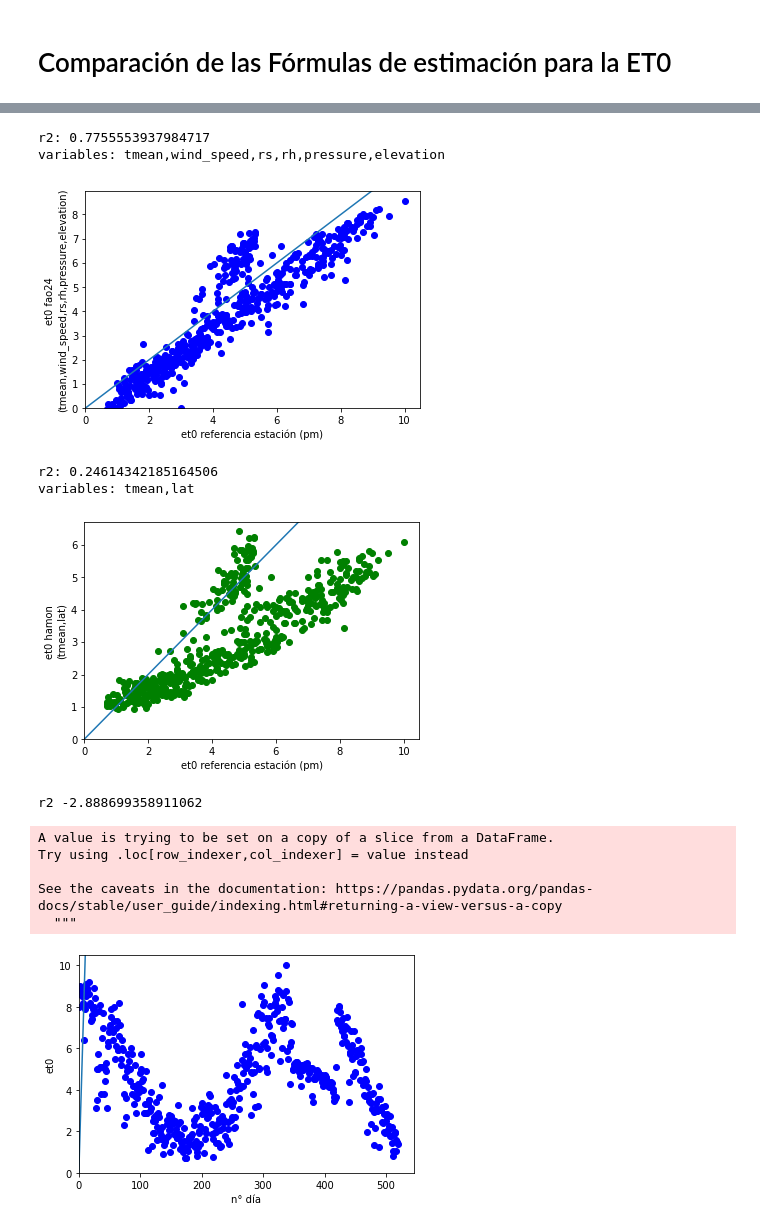
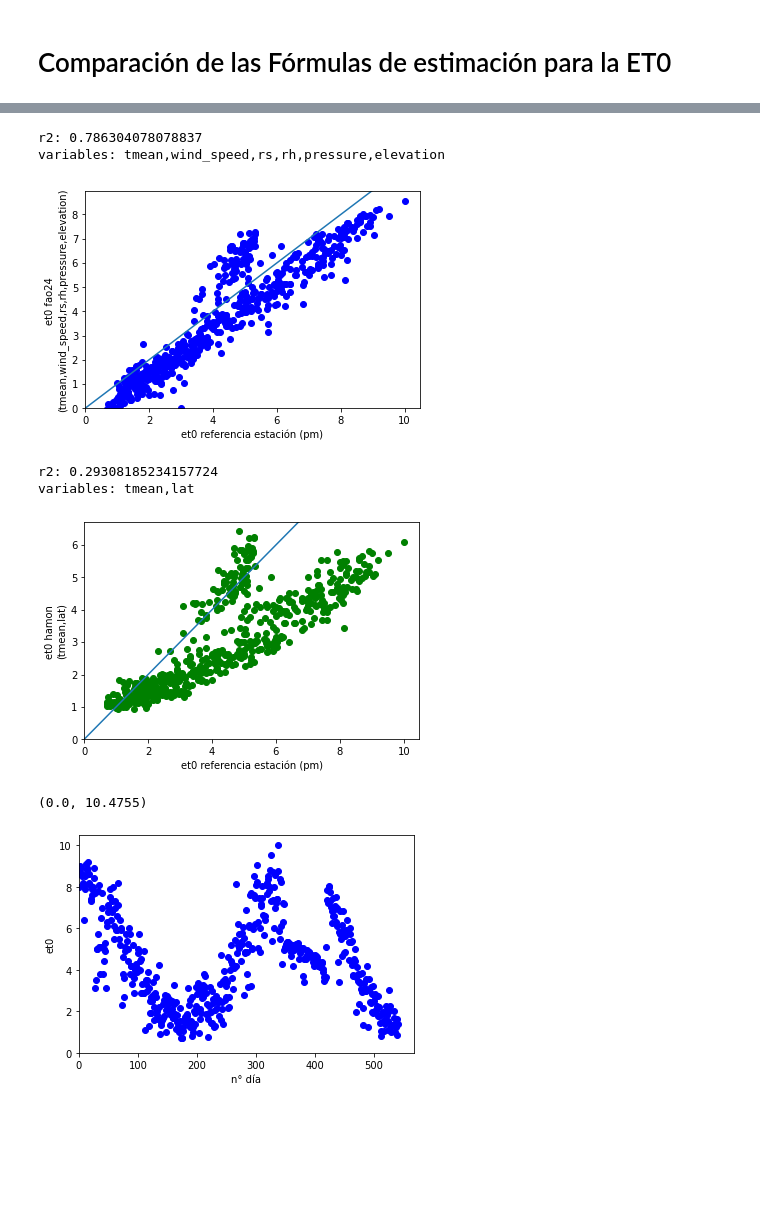
Before and after one commit to IanPD97/Evapotranspiration-Prediction-2022, a Jupyter notebook: data_processing/et0-estimation-comparison.ipynb, the cells around one changed output, grey strips where cells are left out. Drawn from its saved outputs; the diff is of its cells as text; code cells hidden in the pictures; blank space fills up the shorter version.

```diff
--- a/data_processing/et0-estimation-comparison.ipynb
+++ b/data_processing/et0-estimation-comparison.ipynb
@@ -85,33 +0,0 @@ df_2
-# %%
-df_prueba = pd.read_csv(RUTA+"data/01-06-2022 Pudahuel Forecast (Weather.com Scraping).csv",quotechar="'",na_values='0',keep_default_na=True)
-df_prueba.date = pd.to_datetime(df_prueba.date,format="%d-%m-%Y")
-df_prueba = df_prueba.set_index("date")
-df_prueba = df_prueba[["weather_condition","rs_real","t_min","t_max","humidity_day","wind_speed","sunshine_duration"]]
-cod = []
-for i in df_prueba['weather_condition']:
-  if i=='Parcialmente nublado':
-    cod.append(0.6)
-  elif i=='Lluvia':
-    cod.append(0.05)
-  elif i=='Nublado':
-    cod.append(0.5)
-  elif i=='Mayormente soleado':
-    cod.append(0.8)
-  elif i=='Muy nublado':
-    cod.append(0.4)
-df_cod = pd.DataFrame(cod)
-df_prueba["weather_cond_cod"] = cod
-
-for i in range(len(df_prueba.sunshine_duration)):
- df_prueba.sunshine_duration[i] = df_prueba.sunshine_duration[i][7:]
-df_prueba.sunshine_duration = pd.to_datetime(df_prueba.sunshine_duration,infer_datetime_format=True)
-sunshine_duration_flt = []
-for i in range(len(df_prueba.sunshine_duration)):
-  sunshine_duration_flt.append((df_prueba['sunshine_duration'][i] - datetime.datetime.combine(df_prueba['sunshine_duration'][i].date(), datetime.time())).total_seconds()/3600)
-
-df_prueba["sunshine_duration_float"] = sunshine_duration_flt
-
-df_prueba["ra"] = extraterrestrial_r(df_prueba.index,lat_rad)
-df_prueba["rs_est"] = df_prueba['ra']*df_prueba['weather_cond_cod']
-df_prueba
-# df_2["et0_pmfao56"] = pm_fao56(df_2.temp , df_2.wind * KMH_TO_MS_CONSTANT , rs = df_2.rs , rh = df_2.rh , tmax = df_2.tmax , tmin = df_2.tmin, lat = lat_rad , elevation = elevation)
@@ -138,8 +1,12 @@ See the caveats in the documentation: https://pandas.pydata.org/pandas-docs/stab
+# %%
+RUTA = '/content/drive/MyDrive/Universidad/Evapotranspiration-Prediction-2022/data_processing/'
 # %% [markdown]
 # Comparación de las Fórmulas de estimación para la ET0
 # %%
 from sklearn.metrics import r2_score
 import matplotlib.pyplot as plt
+import pandas as pd
+df_2 = pd.read_csv(RUTA+'data/PudahuelData-01012021-25062022.csv')
 df_plt = df_2[["et0","et0_pmfao56",'et0_hs','et0_fao24','et0_hamon']]
 print('r2:',r2_score(df_plt.et0, df_plt.et0_pmfao56))
 print('variables: tmean,tmin,tmax,lat,wind_speed,rs,rh,rhmin,rhmax,pressure,elevation')
@@ -176,7 +43,7 @@ plt.xlim([0,plt.xlim()[1]])
 plt.ylim([0,plt.ylim()[1]])
 graph = plt.plot([-100, 100], [-100, 100])
 # %% [output]
-r2: 0.7755553937984717
+r2: 0.786304078078837
 variables: tmean,wind_speed,rs,rh,pressure,elevation
 [figure]
 # %%
@@ -189,28 +56,21 @@ plt.xlim([0,plt.xlim()[1]])
 plt.ylim([0,plt.ylim()[1]])
 graph = plt.plot([-100, 100], [-100, 100])
 # %% [output]
-r2: 0.24614342185164506
+r2: 0.29308185234157724
 variables: tmean,lat
 [figure]
 # %%
+# Comportamiento ET0 a través del tiempo
 df_test = df_2[['et0']]
 nums = []
 for i in range(len(df_test)):
   nums.append(i)
-df_test["nums"] = nums.copy()
 
-print('r2',r2_score(df_test.nums,df_2.et0))
-plt.scatter(df_test.nums,df_test.et0,color = 'b')
+plt.scatter(nums,df_test.et0,color = 'b')
 plt.xlabel('n° día')
 plt.ylabel('et0')
 plt.xlim([0,plt.xlim()[1]])
 plt.ylim([0,plt.ylim()[1]])
-# graph = plt.plot([-100,100], [-100,100])
 # %% [output]
-r2 -2.888699358911062
+(0.0, 10.4755)
-A value is trying to be set on a copy of a slice from a DataFrame.
-Try using .loc[row_indexer,col_indexer] = value instead
-
-See the caveats in the documentation: https://pandas.pydata.org/pandas-docs/stable/user_guide/indexing.html#returning-a-view-versus-a-copy
-  """
-[figure, old version]
+[figure, new version]
```
Also changed, not shown: parts of 14 cells of this notebook, 18 other files.
